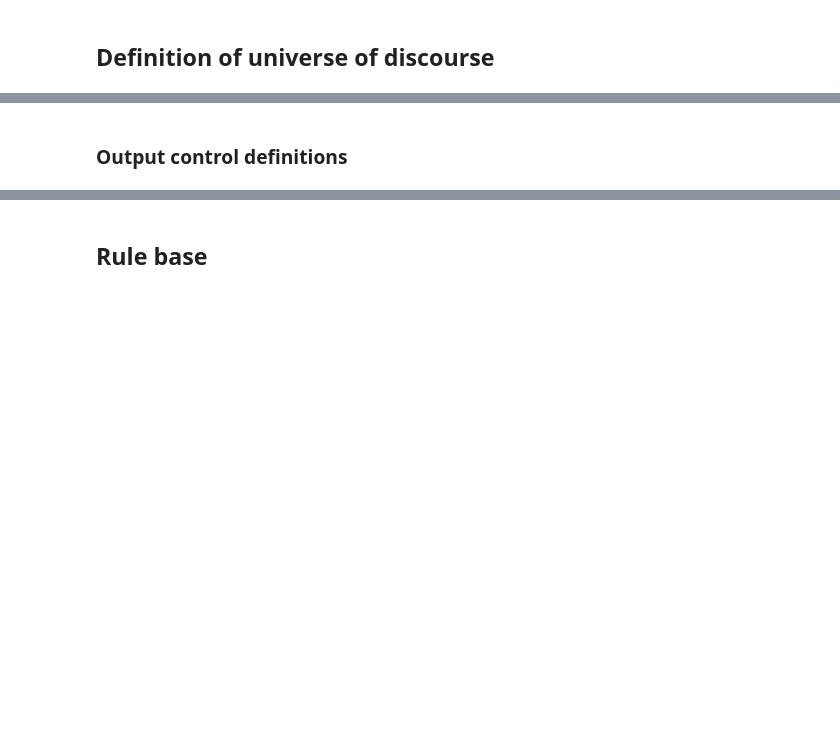
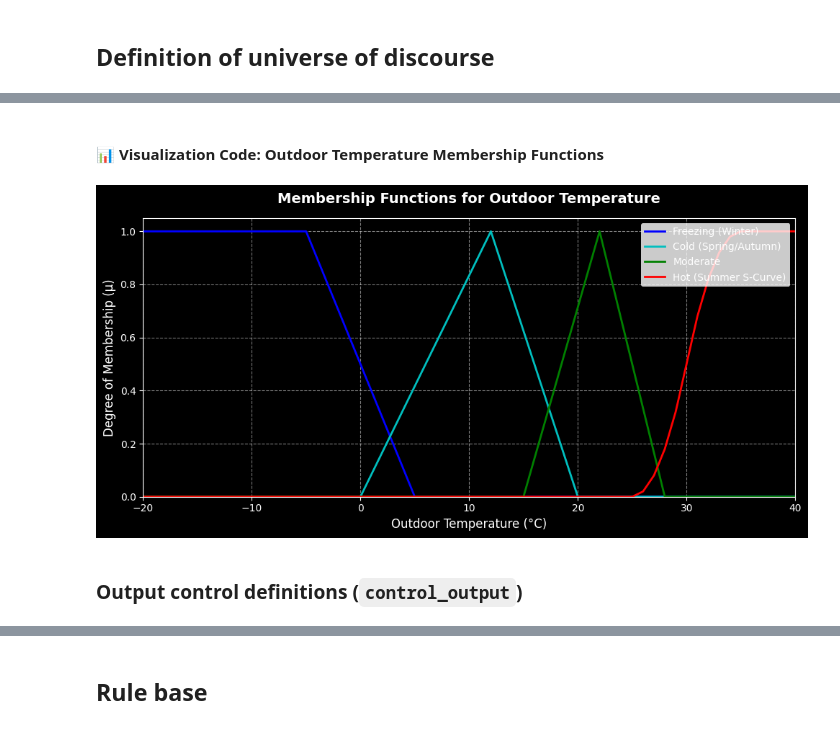
Before and after one commit to bartoszkordek/msi1-fuzzy-temperature-control, a Jupyter notebook: fuzzy_temperature_control.ipynb, the cells around one changed output, grey strips where cells are left out. Cells and saved outputs as stored; diff of their text form; code cells hidden in the pictures; blank space fills up the shorter version.

```diff
--- a/fuzzy_temperature_control.ipynb
+++ b/fuzzy_temperature_control.ipynb
@@ -42,5 +147,27 @@ outdoor_temp['freezing'] = fuzz.trapmf(outdoor_temp.universe, [-20, -20, -5, 5])
 outdoor_temp['cold']     = fuzz.trimf(outdoor_temp.universe, [0, 12, 20])
 outdoor_temp['moderate'] = fuzz.trimf(outdoor_temp.universe, [15, 22, 28])
 outdoor_temp['hot']      = fuzz.smf(outdoor_temp.universe, 25, 35)
+# %% [markdown]
+#### 📊 Visualization Code: Outdoor Temperature Membership Functions
+# %%
+fig, ax = plt.subplots(figsize=(10, 5))
+
+ax.plot(outdoor_temp.universe, outdoor_temp['freezing'].mf, 'b', linewidth=2, label='Freezing (Winter)')
+ax.plot(outdoor_temp.universe, outdoor_temp['cold'].mf, 'c', linewidth=2, label='Cold (Spring/Autumn)')
+ax.plot(outdoor_temp.universe, outdoor_temp['moderate'].mf, 'g', linewidth=2, label='Moderate')
+ax.plot(outdoor_temp.universe, outdoor_temp['hot'].mf, 'r', linewidth=2, label='Hot (Summer S-Curve)')
+
+ax.set_title('Membership Functions for Outdoor Temperature', fontsize=14, fontweight='bold', pad=15)
+ax.set_xlabel('Outdoor Temperature (°C)', fontsize=12)
+ax.set_ylabel('Degree of Membership (μ)', fontsize=12)
+ax.set_xlim([-20, 40])
+ax.set_ylim([0, 1.05])
+ax.grid(True, linestyle='--', alpha=0.5)
+ax.legend(loc='upper right', frameon=True, facecolor='white', edgecolor='none')
+
+plt.tight_layout()
+plt.show()
+# %% [output]
+[figure, added]
 # %% [markdown]
-### Output control definitions
+### Output control definitions (`control_output`)
```
Also changed, not shown: parts of 37 cells of this notebook, 2 other files.
